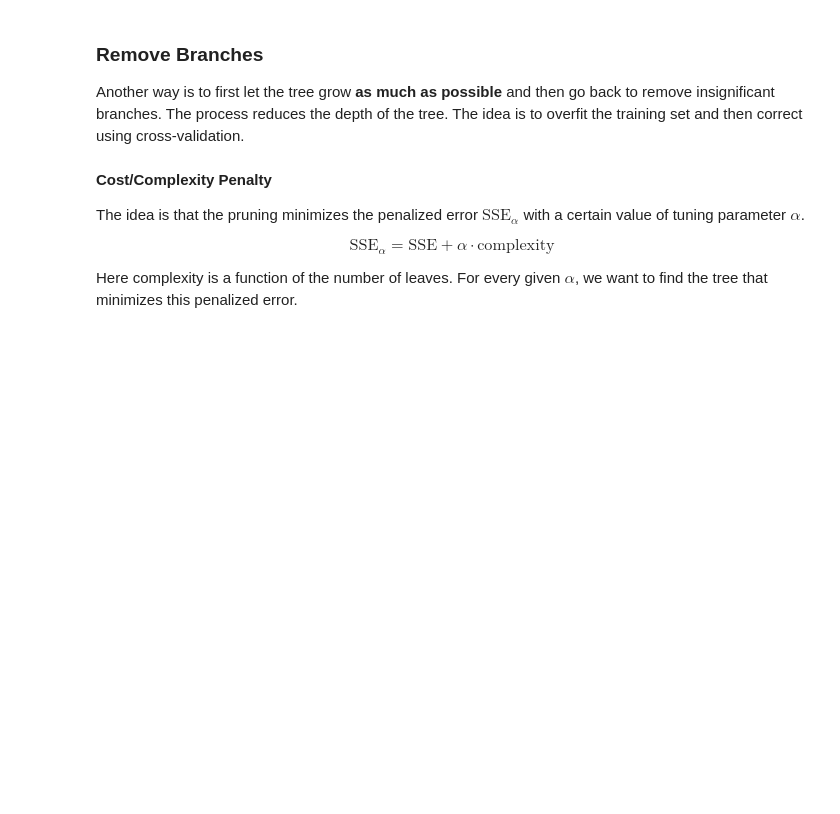
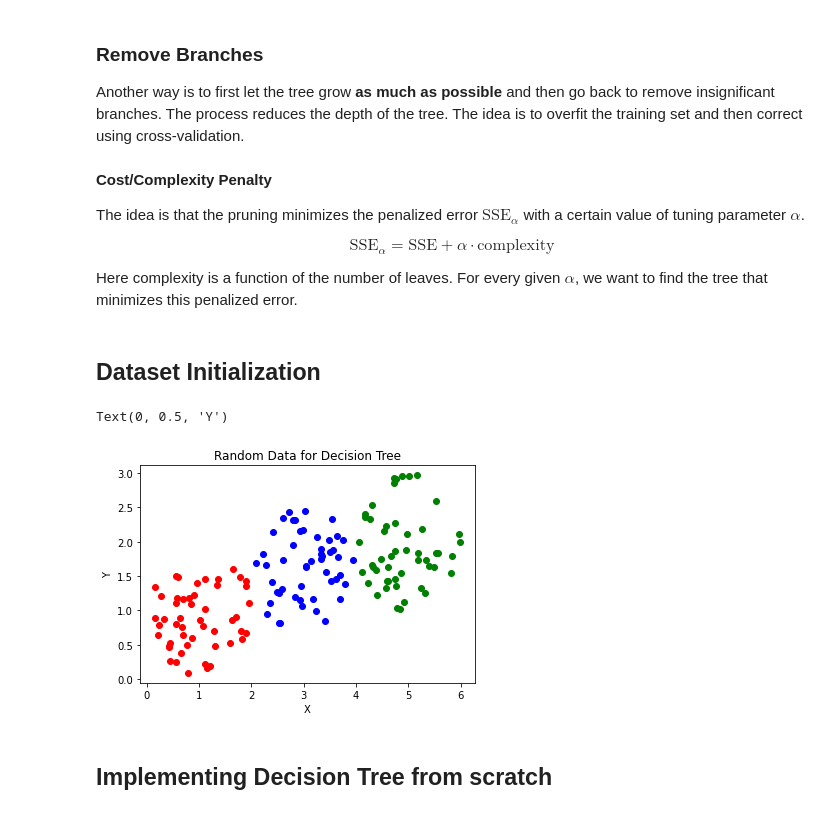
Before and after one commit to Followb1ind1y/Machine-Learning-Algorithms-from-Scratch, a Jupyter notebook: ML_Algorithms_Decision_Tree.ipynb, the cells around one changed output. Saved outputs shown, nothing was run; the diff lists cells and outputs as text; code cells hidden in the pictures; blank space fills up the shorter version.

```diff
--- a/ML_Algorithms_Decision_Tree.ipynb
+++ b/ML_Algorithms_Decision_Tree.ipynb
@@ -87,3 +87,5 @@ The idea is that the pruning minimizes the penalized error $\mathrm{SSE}_{\alpha
 $$\mathrm{SSE}_{\alpha} = \mathrm{SSE} + \alpha \cdot \mathrm{complexity}$$
 
 Here complexity is a function of the number of leaves. For every given $\alpha$, we want to find the tree that minimizes this penalized error.
+# %% [markdown]
+## **Dataset Initialization**
@@ -89,0 +96,41 @@ Here complexity is a function of the number of leaves. For every given $\alpha$,
+# %%
+np.random.seed(0)
+
+# radius of the circle
+circle_r = 1
+
+# center of the circle (x, y)
+circle_x_1, circle_y_1 = 1, 1
+circle_x_2, circle_y_2 = 3, 1.5
+circle_x_3, circle_y_3 = 5, 2
+
+# random angle
+alpha_1 = 2 * np.math.pi * np.random.rand(50, 1)
+alpha_2 = 2 * np.math.pi * np.random.rand(50, 1)
+alpha_3 = 2 * np.math.pi * np.random.rand(50, 1)
+
+# random radius
+r_1 = circle_r * np.sqrt(np.random.rand(50, 1))
+r_2 = circle_r * np.sqrt(np.random.rand(50, 1))
+r_3 = circle_r * np.sqrt(np.random.rand(50, 1))
+
+# calculating coordinates
+x_1, y_1 = r_1 * np.cos(alpha_1) + circle_x_1, r_1 * np.sin(alpha_1) + circle_y_1
+x_2, y_2 = r_2 * np.cos(alpha_2) + circle_x_2, r_2 * np.sin(alpha_2) + circle_y_2
+x_3, y_3 = r_3 * np.cos(alpha_3) + circle_x_3, r_3 * np.sin(alpha_3) + circle_y_3
+# %%
+class_1, class_2, class_3 = np.concatenate((x_1, y_1), axis=1), np.concatenate((x_2, y_2), axis=1), np.concatenate((x_3, y_3), axis=1)
+zeros, ones, twos = np.zeros((50,1)), np.ones((50,1)), np.ones((50,1))*2
+x = np.concatenate((class_1, class_2, class_3), axis=0)
+y = np.concatenate((zeros, ones, twos), axis=0).ravel()
+# %%
+fig, ax = plt.subplots()
+ax.scatter(x[:,0][y==0], x[:,1][y==0], c='r')
+ax.scatter(x[:,0][y==1], x[:,1][y==1], c='b')
+ax.scatter(x[:,0][y==2], x[:,1][y==2], c='g')
+ax.set_title('Random Data for Decision Tree')
+ax.set_xlabel('X')
+ax.set_ylabel('Y')
+# %% [output]
+Text(0, 0.5, 'Y')
+[figure, added]
@@ -89,0 +139,2 @@ Here complexity is a function of the number of leaves. For every given $\alpha$,
+# %% [markdown]
+## **Implementing Decision Tree from scratch**
```
Also changed, not shown: parts of 20 cells of this notebook.
